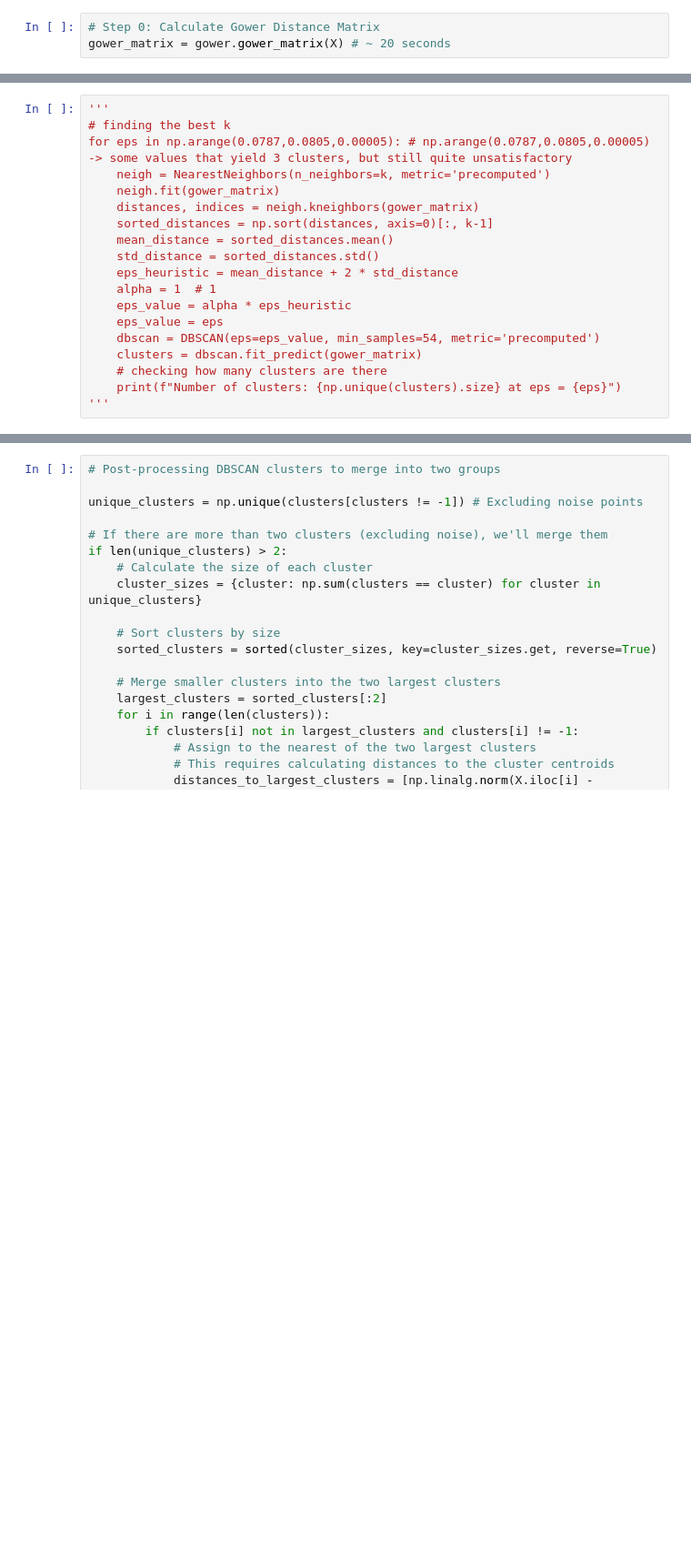
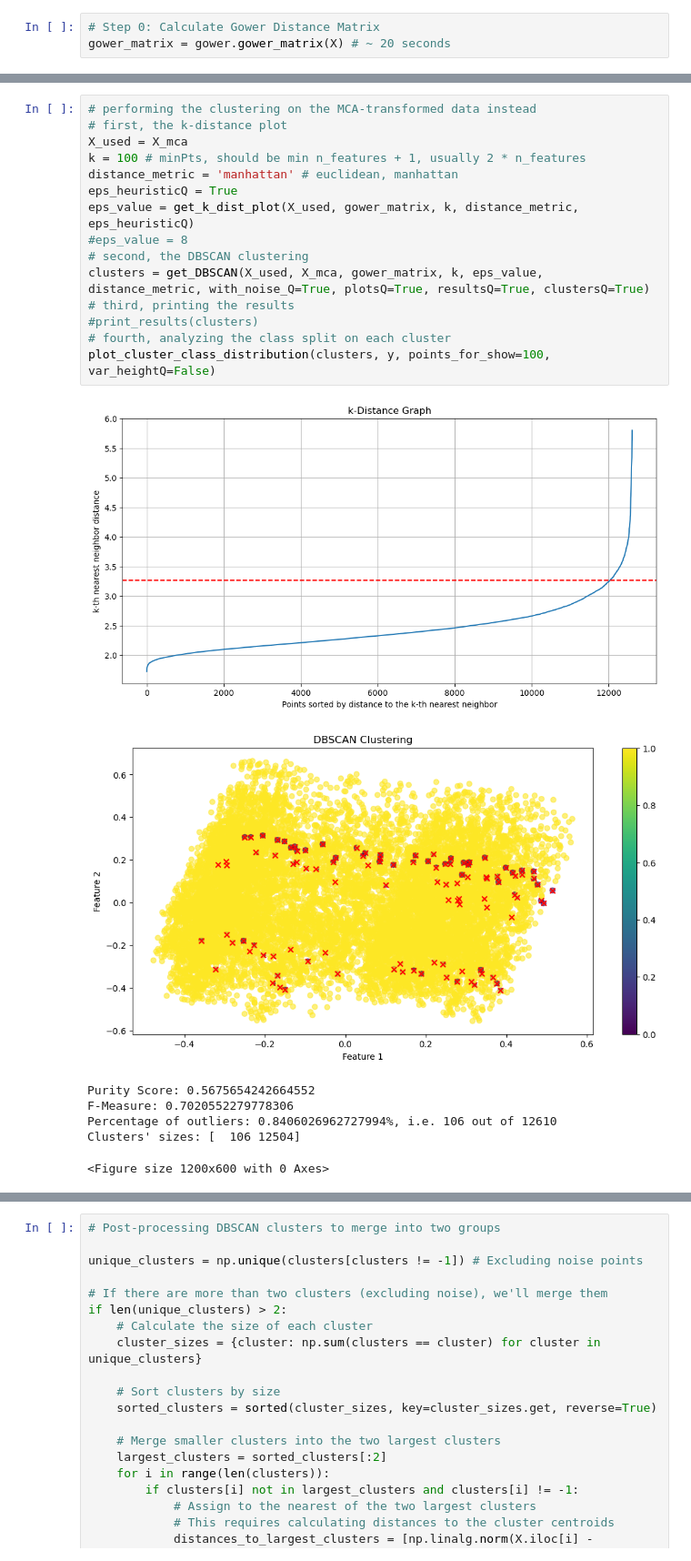
Before and after one commit to 07keyholder/MEDM_P2, a Jupyter notebook: c.ipynb, the cells around one changed output, grey strips where cells are left out. Shown at 91% size. Cells and saved outputs as stored; diff of their text form; blank space fills up the shorter version.

```diff
--- a/c.ipynb
+++ b/c.ipynb
@@ -546,19 +640,0 @@ Clusters' sizes: [    3 12607]
-# %%
-'''
-# finding the best k
-for eps in np.arange(0.0787,0.0805,0.00005): # np.arange(0.0787,0.0805,0.00005) -> some values that yield 3 clusters, but still quite unsatisfactory
-    neigh = NearestNeighbors(n_neighbors=k, metric='precomputed')
-    neigh.fit(gower_matrix)
-    distances, indices = neigh.kneighbors(gower_matrix)
-    sorted_distances = np.sort(distances, axis=0)[:, k-1]
-    mean_distance = sorted_distances.mean()
-    std_distance = sorted_distances.std()
-    eps_heuristic = mean_distance + 2 * std_distance
-    alpha = 1  # 1
-    eps_value = alpha * eps_heuristic
-    eps_value = eps
-    dbscan = DBSCAN(eps=eps_value, min_samples=54, metric='precomputed')
-    clusters = dbscan.fit_predict(gower_matrix)
-    # checking how many clusters are there
-    print(f"Number of clusters: {np.unique(clusters).size} at eps = {eps}")
-'''
@@ -585,0 +643,23 @@ eps = 7.5| Clusters' sizes: [ 2304 10306] Number of outliers =  2304
+# %%
+# performing the clustering on the MCA-transformed data instead
+# first, the k-distance plot
+X_used = X_mca
+k = 100 # minPts, should be min n_features + 1, usually 2 * n_features
+distance_metric = 'manhattan' # euclidean, manhattan
+eps_heuristicQ = True
+eps_value = get_k_dist_plot(X_used, gower_matrix, k, distance_metric, eps_heuristicQ)
+#eps_value = 8
+# second, the DBSCAN clustering
+clusters = get_DBSCAN(X_used, X_mca, gower_matrix, k, eps_value, distance_metric, with_noise_Q=True, plotsQ=True, resultsQ=True, clustersQ=True)
+# third, printing the results
+#print_results(clusters)
+# fourth, analyzing the class split on each cluster
+plot_cluster_class_distribution(clusters, y, points_for_show=100, var_heightQ=False)
+# %% [output]
+[figure, added]
+[figure, added]
+Purity Score: 0.5675654242664552
+F-Measure: 0.7020552279778306
+Percentage of outliers: 0.8406026962727994%, i.e. 106 out of 12610
+Clusters' sizes: [  106 12504]
+<Figure size 1200x600 with 0 Axes>
```
Also changed, not shown: parts of 31 cells of this notebook.
